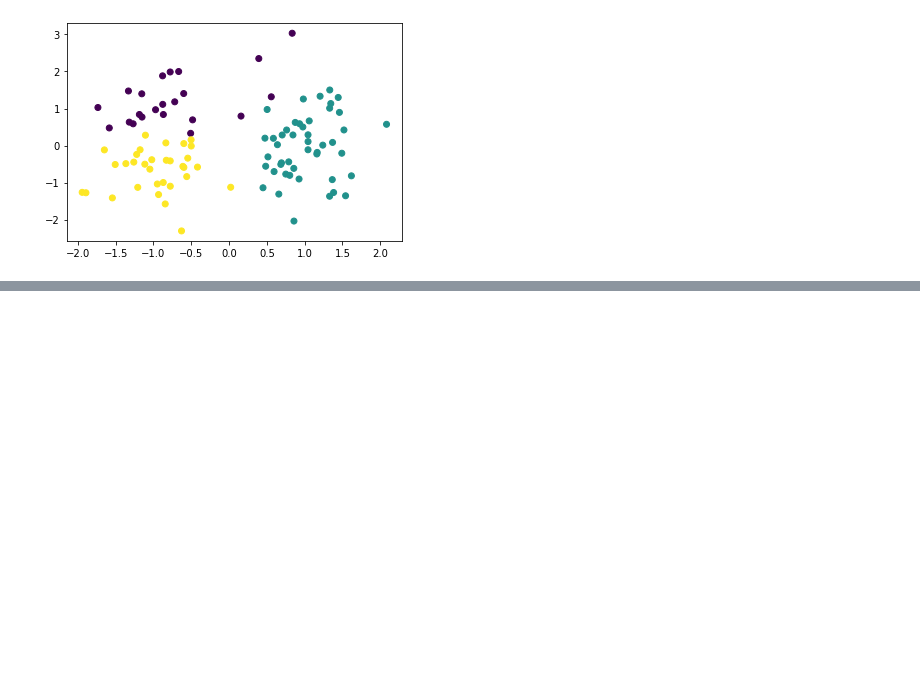
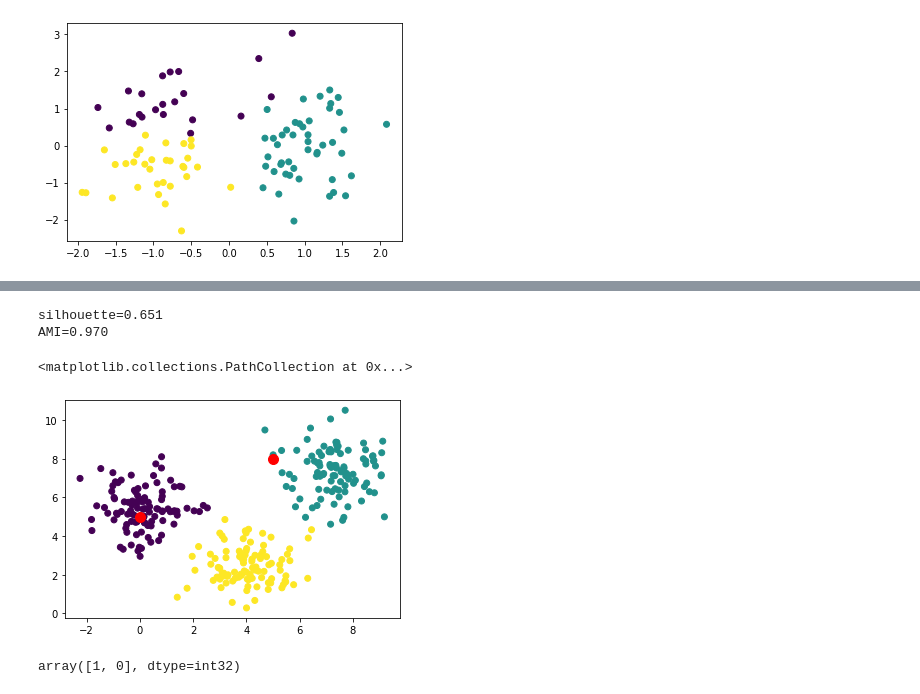
Before and after one commit to Stynic/train_ml_math, a Jupyter notebook: ml/low_level/module_7/notebook_7.ipynb, the cells around one changed output, grey strips where cells are left out. Cells and saved outputs as stored; diff of their text form; code cells hidden in the pictures; blank space fills up the shorter version.

```diff
--- a/ml/low_level/module_7/notebook_7.ipynb
+++ b/ml/low_level/module_7/notebook_7.ipynb
@@ -178,0 +300,17 @@ AMI for clustering with the help of k-means: 0.6139
+# %%
+model = KMeans(n_clusters=3, random_state=17).fit(X)
+plt.scatter(X.iloc[:, 0], X.iloc[:, 1], c=model.labels_)
+print('silhouette=%.3f' % silhouette_score(X, model.labels_))
+print('AMI=%.3f' % adjusted_mutual_info_score(y, model.labels_))
+plt.scatter([5, 0], [8, 5], s=100, color='r')
+# %% [output]
+silhouette=0.651
+AMI=0.970
+<matplotlib.collections.PathCollection at 0x...>
+[figure, added]
+# %%
+# task 3
+model.predict([[5, 8], [0, 5]])
+# (5,8) - first cluster, (0, 5)- second cluster and they are different
+# %% [output]
+array([1, 0], dtype=int32)
```
Also changed, not shown: parts of 14 cells of this notebook.
